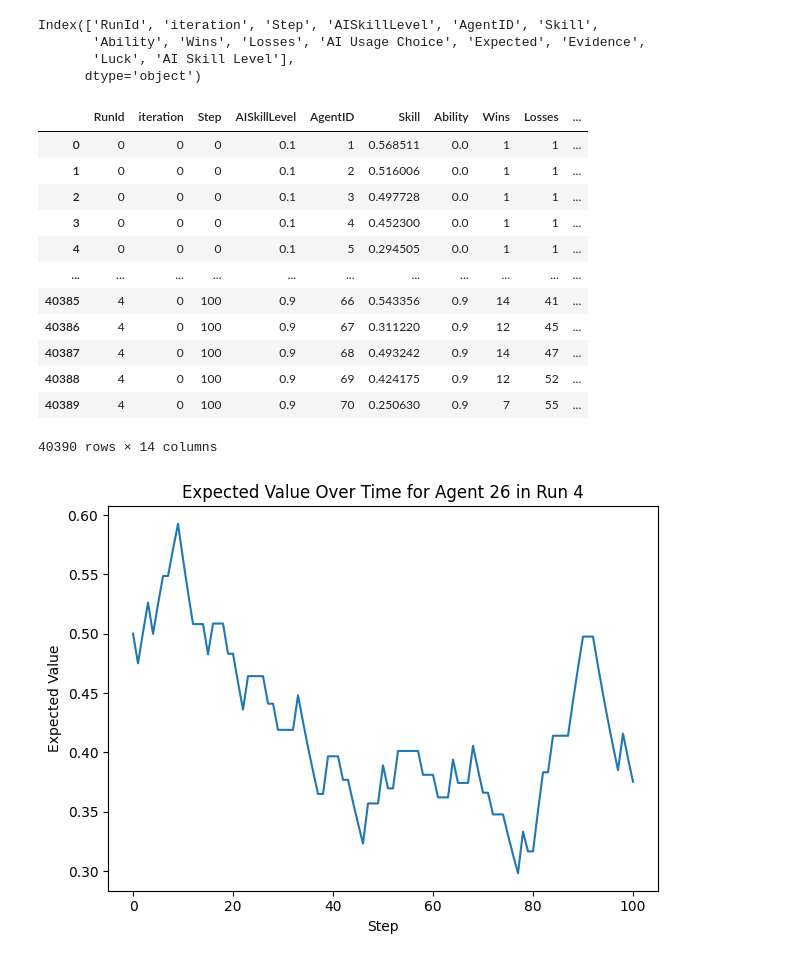
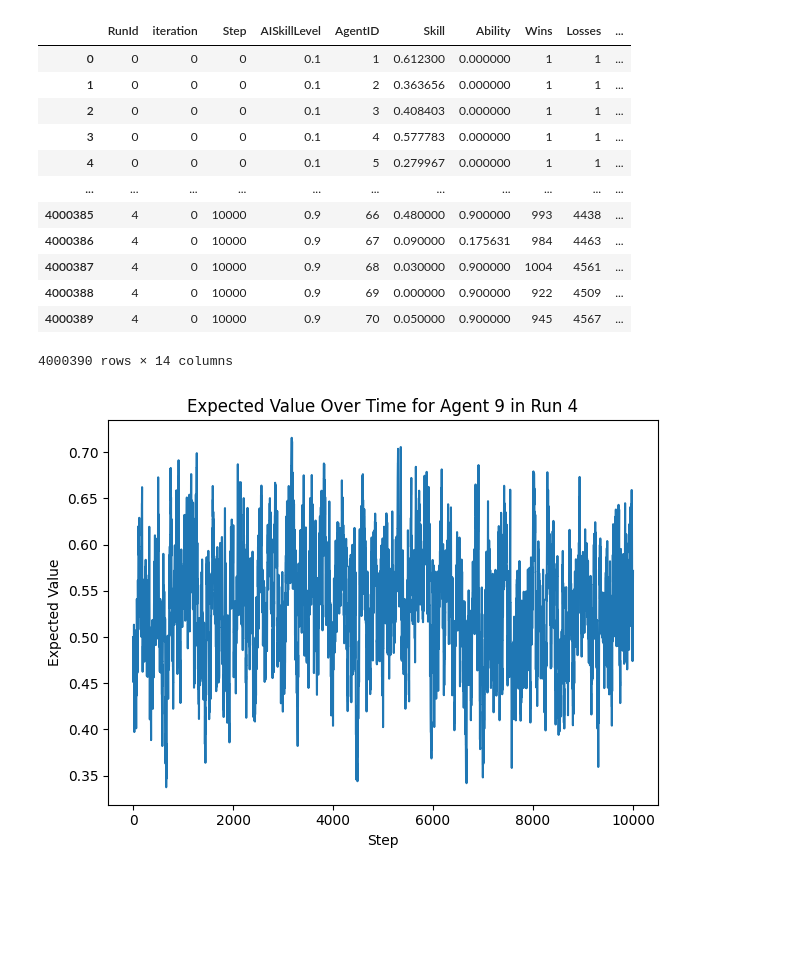
Before and after one commit to danielkoni/Modelling-AI-Usage, a Jupyter notebook: V2_run_batch01.ipynb, the cells around one changed output. Drawn from its saved outputs; the diff is of its cells as text; code cells hidden in the pictures; blank space fills up the shorter version.

```diff
--- a/V2_run_batch01.ipynb
+++ b/V2_run_batch01.ipynb
@@ -167,14 +167,14 @@ class AdoptionModel(mesa.Model):
         self.datacollector.collect(self)
 # %%
 params = {
-          "AISkillLevel": [0.1, 0.25, 0.5, 0.75, 0.9],
+          "AISkillLevel": [0.1, 0.25, 0.5, 0.7, 0.9],
           }
 
 results = mesa.batch_run(
     AdoptionModel,
     parameters=params,
     iterations=1,
-    max_steps=100,
+    max_steps=10000,
     number_processes=1,
     data_collection_period=1,
     display_progress=True,
@@ -183,41 +183,36 @@ results = mesa.batch_run(
 
 df = pd.DataFrame(results)
 print(df.keys())
-# %% [output]
-Index(['RunId', 'iteration', 'Step', 'AISkillLevel', 'AgentID', 'Skill',
-       'Ability', 'Wins', 'Losses', 'AI Usage Choice', 'Expected', 'Evidence',
-       'Luck', 'AI Skill Level'],
-      dtype='object')
 # %%
 df.head(-10)
 # %% [output]
 |  | RunId | iteration | Step | AISkillLevel | AgentID | Skill | Ability | Wins | Losses | ... |
-| 0 | 0 | 0 | 0 | 0.1 | 1 | 0.568511 | 0.0 | 1 | 1 | ... |
-| 1 | 0 | 0 | 0 | 0.1 | 2 | 0.516006 | 0.0 | 1 | 1 | ... |
-| 2 | 0 | 0 | 0 | 0.1 | 3 | 0.497728 | 0.0 | 1 | 1 | ... |
-| 3 | 0 | 0 | 0 | 0.1 | 4 | 0.452300 | 0.0 | 1 | 1 | ... |
-| 4 | 0 | 0 | 0 | 0.1 | 5 | 0.294505 | 0.0 | 1 | 1 | ... |
+| 0 | 0 | 0 | 0 | 0.1 | 1 | 0.612300 | 0.000000 | 1 | 1 | ... |
+| 1 | 0 | 0 | 0 | 0.1 | 2 | 0.363656 | 0.000000 | 1 | 1 | ... |
+| 2 | 0 | 0 | 0 | 0.1 | 3 | 0.408403 | 0.000000 | 1 | 1 | ... |
+| 3 | 0 | 0 | 0 | 0.1 | 4 | 0.577783 | 0.000000 | 1 | 1 | ... |
+| 4 | 0 | 0 | 0 | 0.1 | 5 | 0.279967 | 0.000000 | 1 | 1 | ... |
 | ... | ... | ... | ... | ... | ... | ... | ... | ... | ... | ... |
-| 40385 | 4 | 0 | 100 | 0.9 | 66 | 0.543356 | 0.9 | 14 | 41 | ... |
-| 40386 | 4 | 0 | 100 | 0.9 | 67 | 0.311220 | 0.9 | 12 | 45 | ... |
-| 40387 | 4 | 0 | 100 | 0.9 | 68 | 0.493242 | 0.9 | 14 | 47 | ... |
-| 40388 | 4 | 0 | 100 | 0.9 | 69 | 0.424175 | 0.9 | 12 | 52 | ... |
-| 40389 | 4 | 0 | 100 | 0.9 | 70 | 0.250630 | 0.9 | 7 | 55 | ... |
+| 4000385 | 4 | 0 | 10000 | 0.9 | 66 | 0.480000 | 0.900000 | 993 | 4438 | ... |
+| 4000386 | 4 | 0 | 10000 | 0.9 | 67 | 0.090000 | 0.175631 | 984 | 4463 | ... |
+| 4000387 | 4 | 0 | 10000 | 0.9 | 68 | 0.030000 | 0.900000 | 1004 | 4561 | ... |
+| 4000388 | 4 | 0 | 10000 | 0.9 | 69 | 0.000000 | 0.900000 | 922 | 4509 | ... |
+| 4000389 | 4 | 0 | 10000 | 0.9 | 70 | 0.050000 | 0.900000 | 945 | 4567 | ... |
-40390 rows × 14 columns
+4000390 rows × 14 columns
 # %%
-df_run1 = df[df['RunId'] == 1]
+df_run1 = df[df['RunId'] == 3]
 
 random_agent_id = np.random.choice(range(1, 71))
 df_run1_RandomAgent = df_run1[df_run1['AgentID'] == random_agent_id ]
 
 
 sns.lineplot(data=df_run1_RandomAgent, x='Step', y='Expected')
 
 plt.title(f'Expected Value Over Time for Agent {random_agent_id} in Run 4')
 plt.xlabel('Step')
 plt.ylabel('Expected Value')
 plt.tight_layout()
 plt.show()
 # %% [output]
-[figure, old version]
+[figure, new version]
 # %%
```
Also changed, not shown: parts of 10 cells of this notebook, 4 other files.
